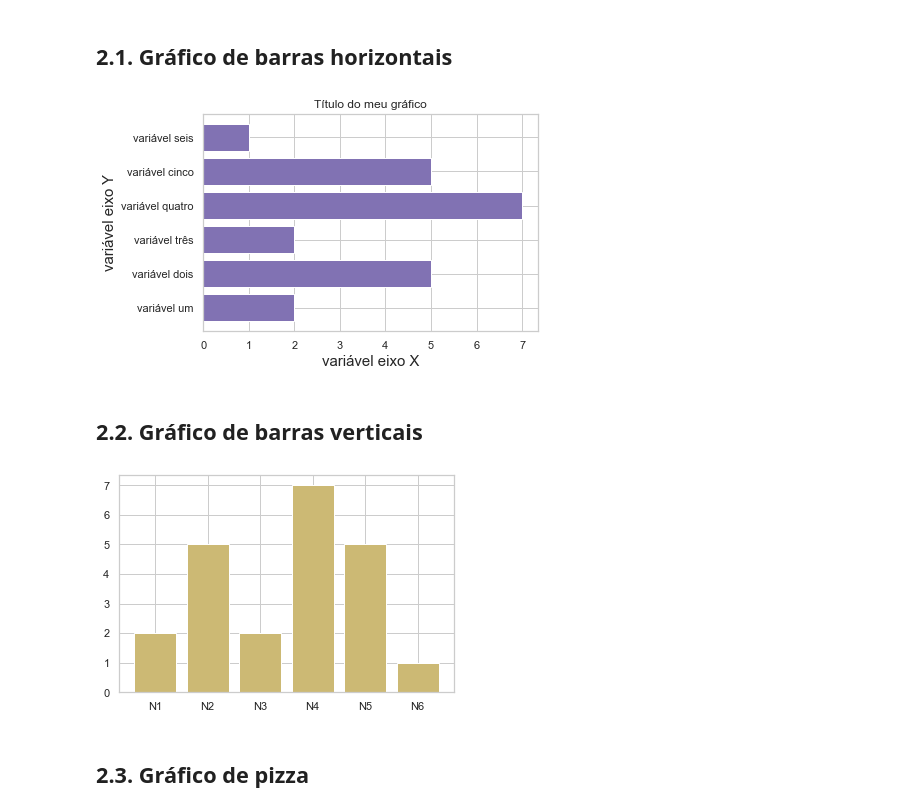
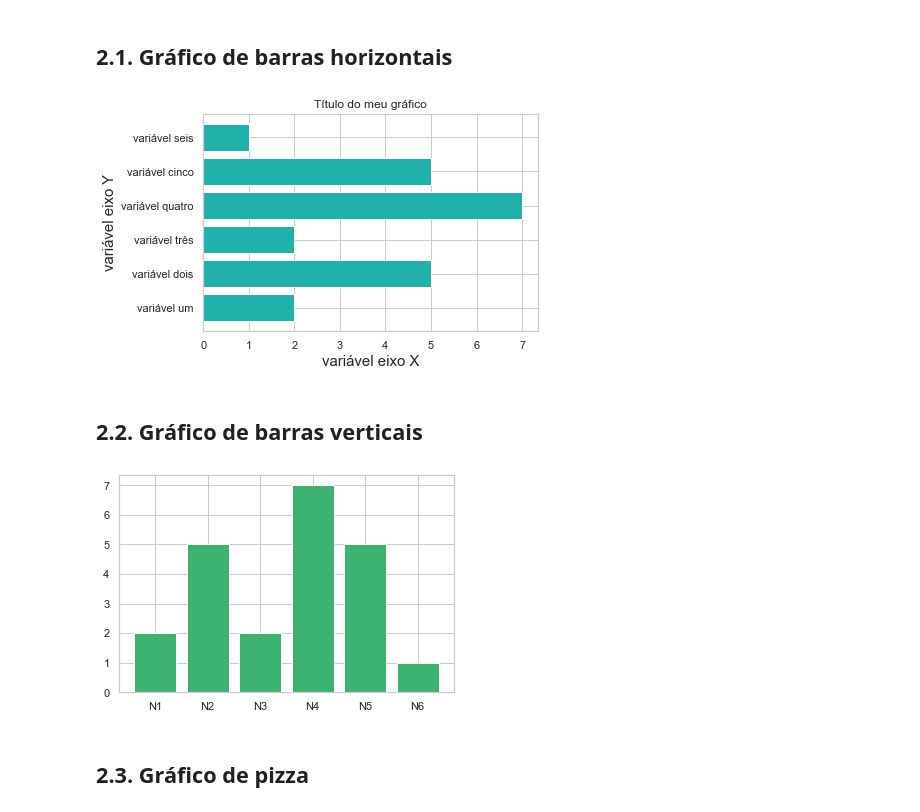
Before and after one commit to Emanoelgenez/estatistica_descritiva, a Jupyter notebook: notebooks/statistics_descriptive.ipynb, the cells around one changed output. Cells and saved outputs as stored; diff of their text form; code cells hidden in the pictures.

```diff
--- a/notebooks/statistics_descriptive.ipynb
+++ b/notebooks/statistics_descriptive.ipynb
@@ -70,18 +70,18 @@ x = [ 'N1', 'N2', 'N3', 'N4', 'N5', 'N6' ]
 x2 = [ 'variável um', 'variável dois', 'variável três',
       'variável quatro', 'variável cinco', 'variável seis' ]
 # %%
-plt.barh(x2, y, color = 'm');
+plt.barh(x2, y, color = 'lightseagreen');
 plt.xlabel('variável eixo X', size = 15);
 plt.ylabel('variável eixo Y', size = 15);
 plt.title('Título do meu gráfico');
 # %% [output]
-[figure, old version]
+[figure, new version]
 # %% [markdown]
 ## 2.2. Gráfico de barras verticais
 # %%
-plt.bar(x, y, color = 'y');
+plt.bar(x, y, color = 'mediumseagreen');
 # %% [output]
-[figure, old version]
+[figure, new version]
 # %% [markdown]
 ## 2.3. Gráfico de pizza
 # %%
```
Also changed, not shown: parts of 3 cells of this notebook.
